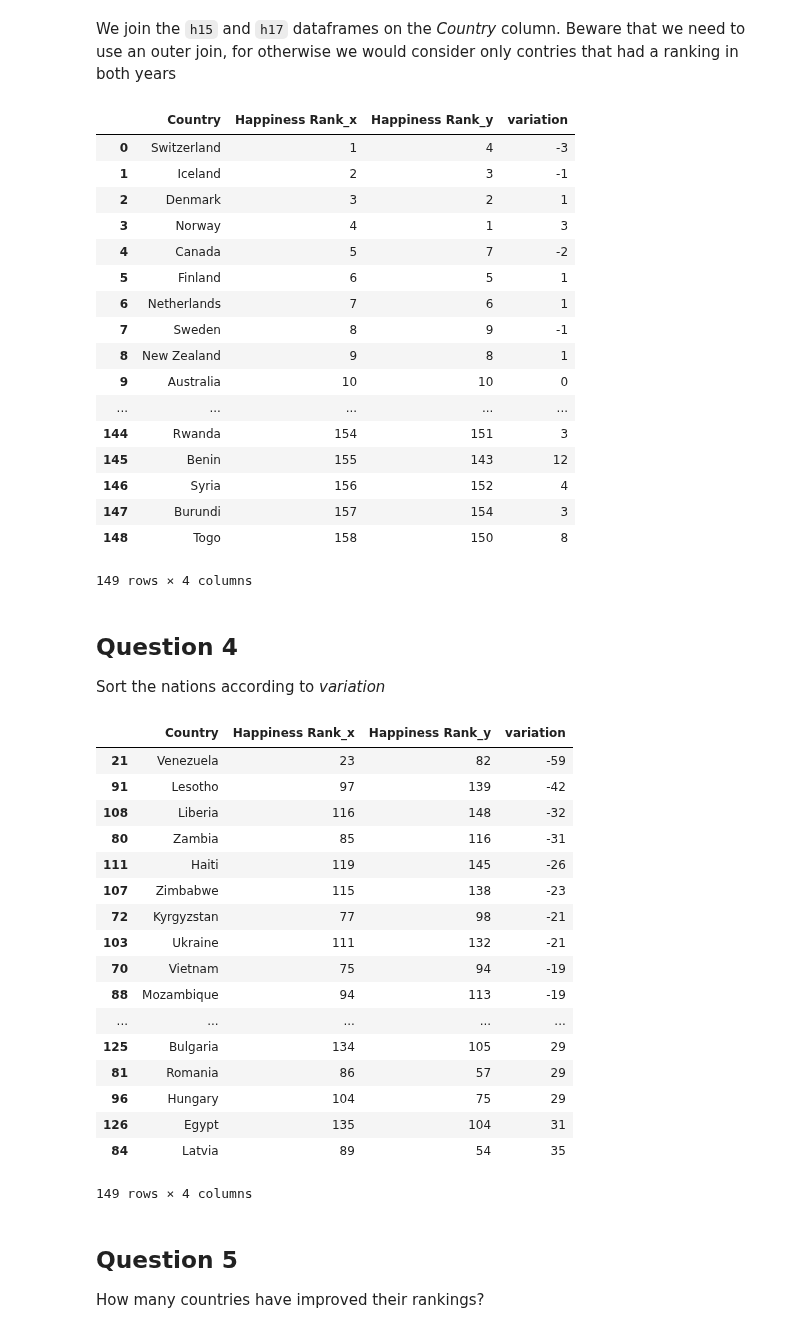
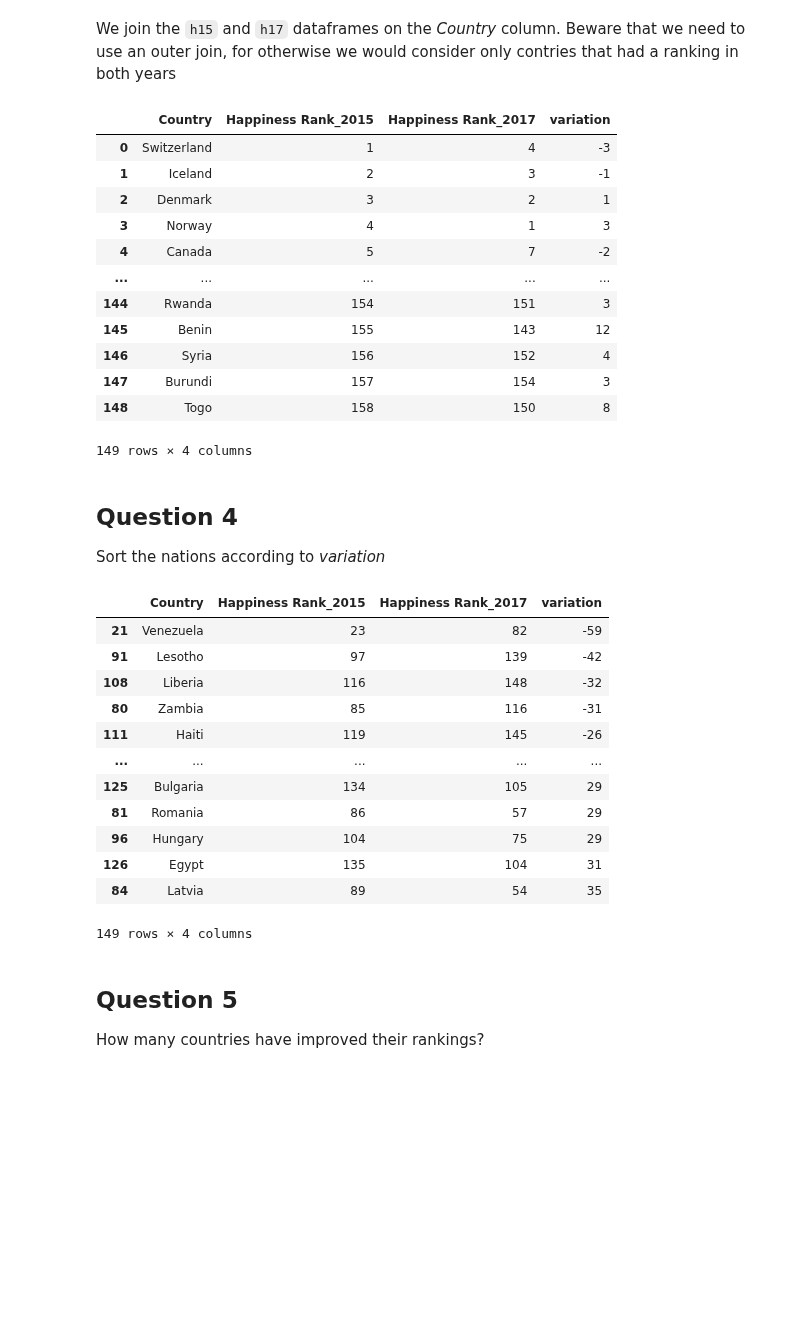
Before and after one commit to gdv/foundationsCS, a Jupyter notebook: teachers/py-10-happiness.ipynb, the cells around one changed output. Cells and saved outputs as stored; diff of their text form; code cells hidden in the pictures; blank space fills up the shorter version.

```diff
--- a/teachers/py-10-happiness.ipynb
+++ b/teachers/py-10-happiness.ipynb
@@ -210,22 +207,18 @@ For each nation, compute the variation in the ranking between 2015 and 2017. Put
 We join the `h15` and `h17` dataframes on the *Country* column.
 Beware that we need to use an outer join, for otherwise we would consider only contries that had a ranking in both years
 # %%
-joined = pd.merge(h15, h17, on='Country')
-joined['variation'] = joined['Happiness Rank_x'] - joined['Happiness Rank_y']
+joined = pd.merge(h15, h17, on='Country',
+                  suffixes = ['_2015', '_2017'])
+joined['variation'] = joined['Happiness Rank_2015'] - joined['Happiness Rank_2017']
 # %%
-joined[['Country', 'Happiness Rank_x', 'Happiness Rank_y', 'variation']]
+joined[['Country', 'Happiness Rank_2015', 'Happiness Rank_2017', 'variation']]
 # %% [output]
-|  | Country | Happiness Rank_x | Happiness Rank_y | variation |
+|  | Country | Happiness Rank_2015 | Happiness Rank_2017 | variation |
 | 0 | Switzerland | 1 | 4 | -3 |
 | 1 | Iceland | 2 | 3 | -1 |
 | 2 | Denmark | 3 | 2 | 1 |
 | 3 | Norway | 4 | 1 | 3 |
 | 4 | Canada | 5 | 7 | -2 |
-| 5 | Finland | 6 | 5 | 1 |
-| 6 | Netherlands | 7 | 6 | 1 |
-| 7 | Sweden | 8 | 9 | -1 |
-| 8 | New Zealand | 9 | 8 | 1 |
-| 9 | Australia | 10 | 10 | 0 |
 | ... | ... | ... | ... | ... |
 | 144 | Rwanda | 154 | 151 | 3 |
 | 145 | Benin | 155 | 143 | 12 |
@@ -237,19 +230,14 @@ joined[['Country', 'Happiness Rank_x', 'Happiness Rank_y', 'variation']]
 ## Question 4
 Sort the nations according to *variation*
 # %%
-joined.sort_values('variation')[['Country', 'Happiness Rank_x', 'Happiness Rank_y', 'variation']]
+joined.sort_values('variation')[['Country', 'Happiness Rank_2015', 'Happiness Rank_2017', 'variation']]
 # %% [output]
-|  | Country | Happiness Rank_x | Happiness Rank_y | variation |
+|  | Country | Happiness Rank_2015 | Happiness Rank_2017 | variation |
 | 21 | Venezuela | 23 | 82 | -59 |
 | 91 | Lesotho | 97 | 139 | -42 |
 | 108 | Liberia | 116 | 148 | -32 |
 | 80 | Zambia | 85 | 116 | -31 |
 | 111 | Haiti | 119 | 145 | -26 |
-| 107 | Zimbabwe | 115 | 138 | -23 |
-| 72 | Kyrgyzstan | 77 | 98 | -21 |
-| 103 | Ukraine | 111 | 132 | -21 |
-| 70 | Vietnam | 75 | 94 | -19 |
-| 88 | Mozambique | 94 | 113 | -19 |
 | ... | ... | ... | ... | ... |
 | 125 | Bulgaria | 134 | 105 | 29 |
 | 81 | Romania | 86 | 57 | 29 |
```
Also changed, not shown: parts of 19 cells of this notebook, 8 other files.
